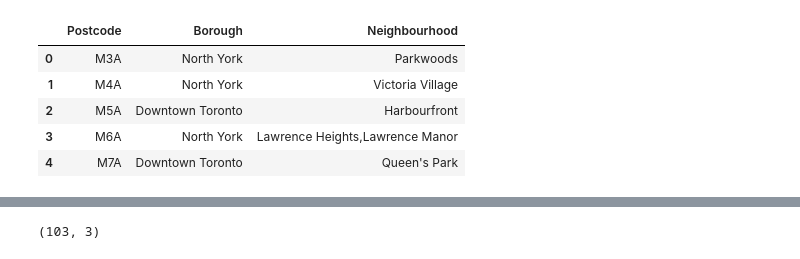
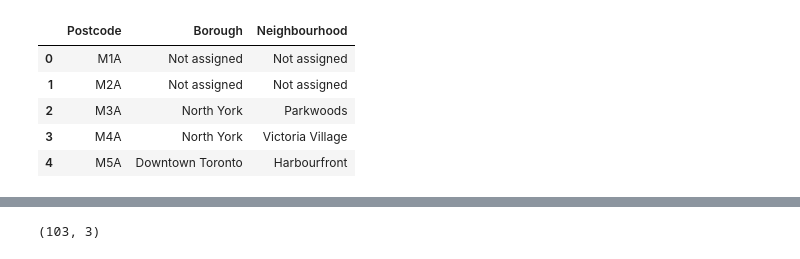
Before and after one commit to Gani024/Coursera_Capstone, a Jupyter notebook: Neighborhoods in Toronto.ipynb, the cells around one changed output, grey strips where cells are left out. Saved outputs shown, nothing was run; the diff lists cells and outputs as text; code cells hidden in the pictures.

```diff
--- a/Neighborhoods in Toronto.ipynb
+++ b/Neighborhoods in Toronto.ipynb
@@ -38,11 +53,24 @@ df4.head()
-# %%
-df5 = df4.groupby(['Postcode', 'Borough'], sort = False).agg(','.join)
-df5.reset_index(inplace = True)
-df5.head()
-# %% [output]
-|  | Postcode | Borough | Neighbourhood |
-| 0 | M3A | North York | Parkwoods |
-| 1 | M4A | North York | Victoria Village |
-| 2 | M5A | Downtown Toronto | Harbourfront |
-| 3 | M6A | North York | Lawrence Heights,Lawrence Manor |
-| 4 | M7A | Downtown Toronto | Queen's Park |
+# %%
+
+table_post = soup.find('table')
+fields = table_post.find_all('td')
+
+postcode = []
+borough = []
+neighbourhood = []
+
+for i in range(0, len(fields), 3):
+    postcode.append(fields[i].text.strip())
+    borough.append(fields[i+1].text.strip())
+    neighbourhood.append(fields[i+2].text.strip())
+
+df_pc = pd.DataFrame(data=[postcode, borough, neighbourhood]).transpose()
+df_pc.columns = ['Postcode', 'Borough', 'Neighbourhood']
+df_pc.head()
+# %% [output]
+|  | Postcode | Borough | Neighbourhood |
+| 0 | M1A | Not assigned | Not assigned |
+| 1 | M2A | Not assigned | Not assigned |
+| 2 | M3A | North York | Parkwoods |
+| 3 | M4A | North York | Victoria Village |
+| 4 | M5A | Downtown Toronto | Harbourfront |
```
Also changed, not shown: parts of 19 cells of this notebook.
